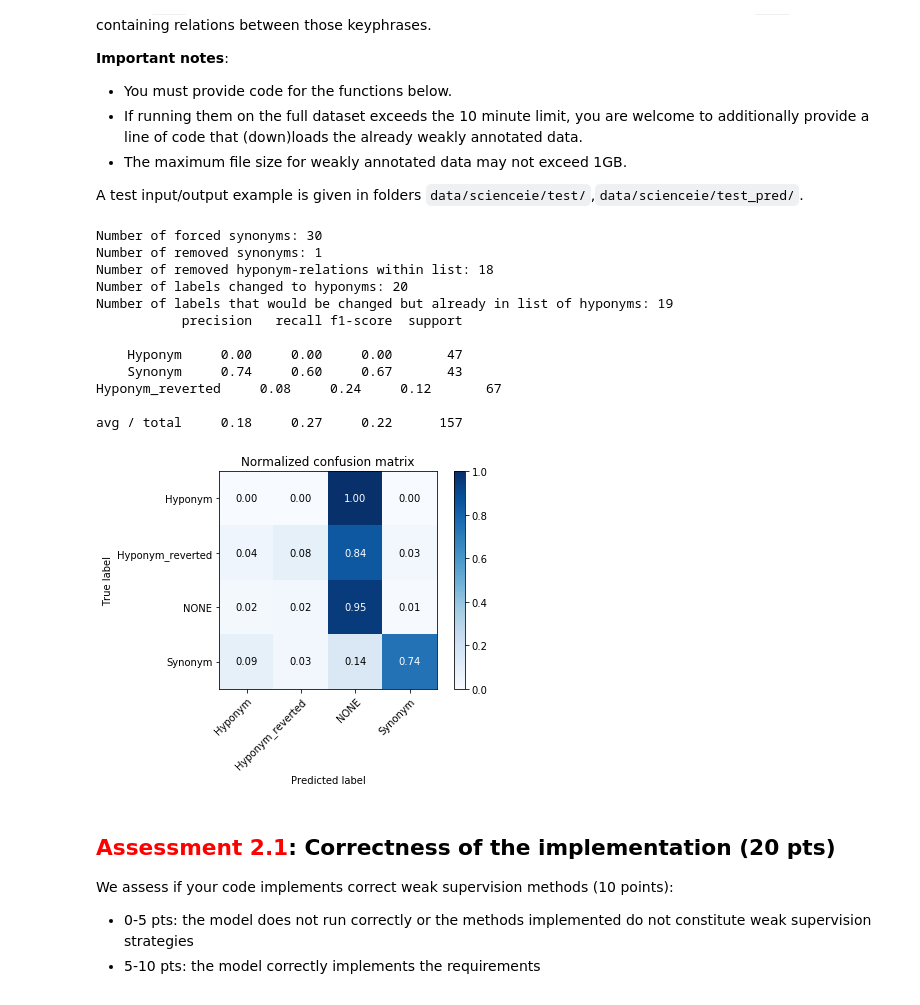
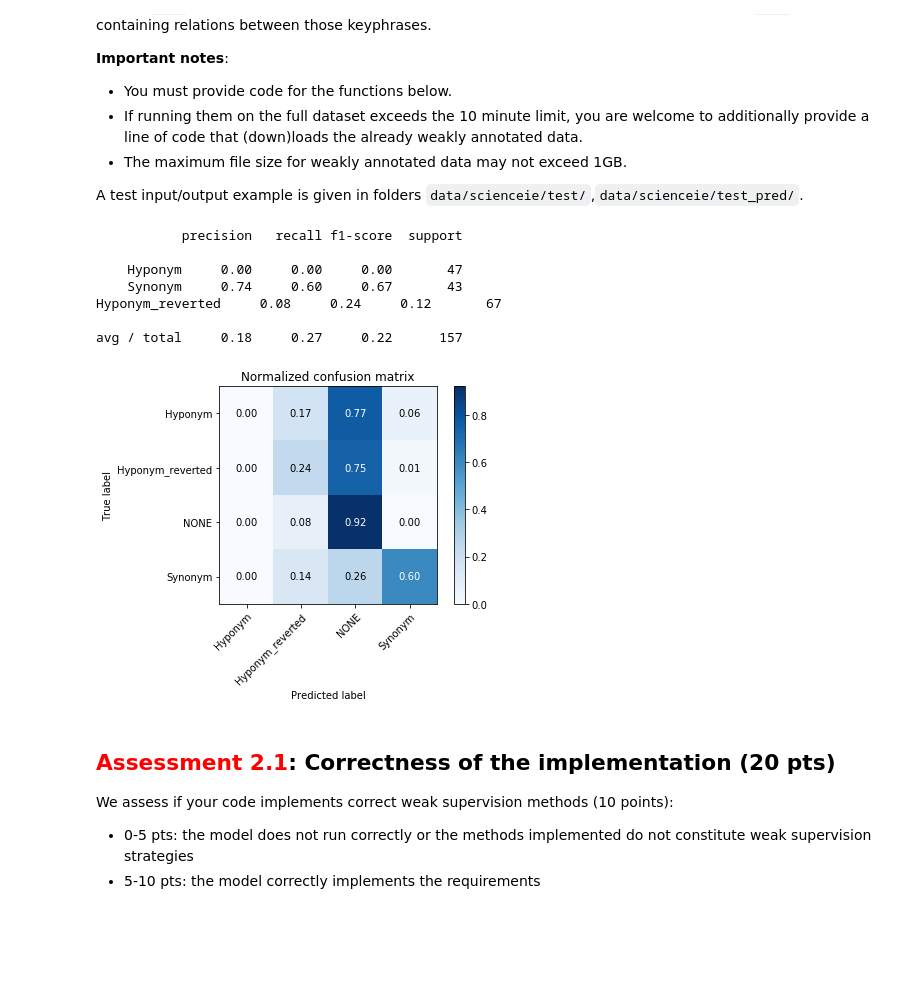
Before and after one commit to UsernamePSQ/nlp_final, a Jupyter notebook: stat-nlp-book/assignments/2019/final_assignment/problem/final_assignment.ipynb, the cells around one changed output. Cells and saved outputs as stored; diff of their text form; code cells hidden in the pictures; blank space fills up the shorter version.

```diff
--- a/stat-nlp-book/assignments/2019/final_assignment/problem/final_assignment.ipynb
+++ b/stat-nlp-book/assignments/2019/final_assignment/problem/final_assignment.ipynb
@@ -693,29 +693,24 @@ def make_predictions_weak(model, data, return_raw = False):
 # %%
 ## THIS CELL TESTS THAT EVERYTHING WORKS AS EXPECTED (WITH F1-SCORE COPIED FROM CALCULATE-MEASURES) #####
 from Extra_files.modules.helpers import f1_score_ala_calc_measures
 
 #Make predictions
 y_weak = make_predictions_weak(model, dev_data, return_raw = True)['data_Y']
 y_true = dev_Y
 
 #Plot
 f1_score_ala_calc_measures(y_true, y_weak)
-plot_confusion_matrix(y_weak, y_true, n_labels=None,normalize=True)
+plot_confusion_matrix(y_true, y_weak, n_labels=None,normalize=True)
 plt.show()
 # %% [output]
-Number of forced synonyms: 30
-Number of removed synonyms: 1
-Number of removed hyponym-relations within list: 18
-Number of labels changed to hyponyms: 20
-Number of labels that would be changed but already in list of hyponyms: 19
            precision   recall f1-score  support
 
     Hyponym     0.00     0.00     0.00       47
     Synonym     0.74     0.60     0.67       43
 Hyponym_reverted     0.08     0.24     0.12       67
 
 avg / total     0.18     0.27     0.22      157
-[figure, old version]
+[figure, new version]
 # %%
 # Training a model and evaluating it on the development set.
 # Use this to monitor the performance of your model prior to submitting your assignment.
```
Also changed, not shown: parts of 1 cell of this notebook, 1 other file.
